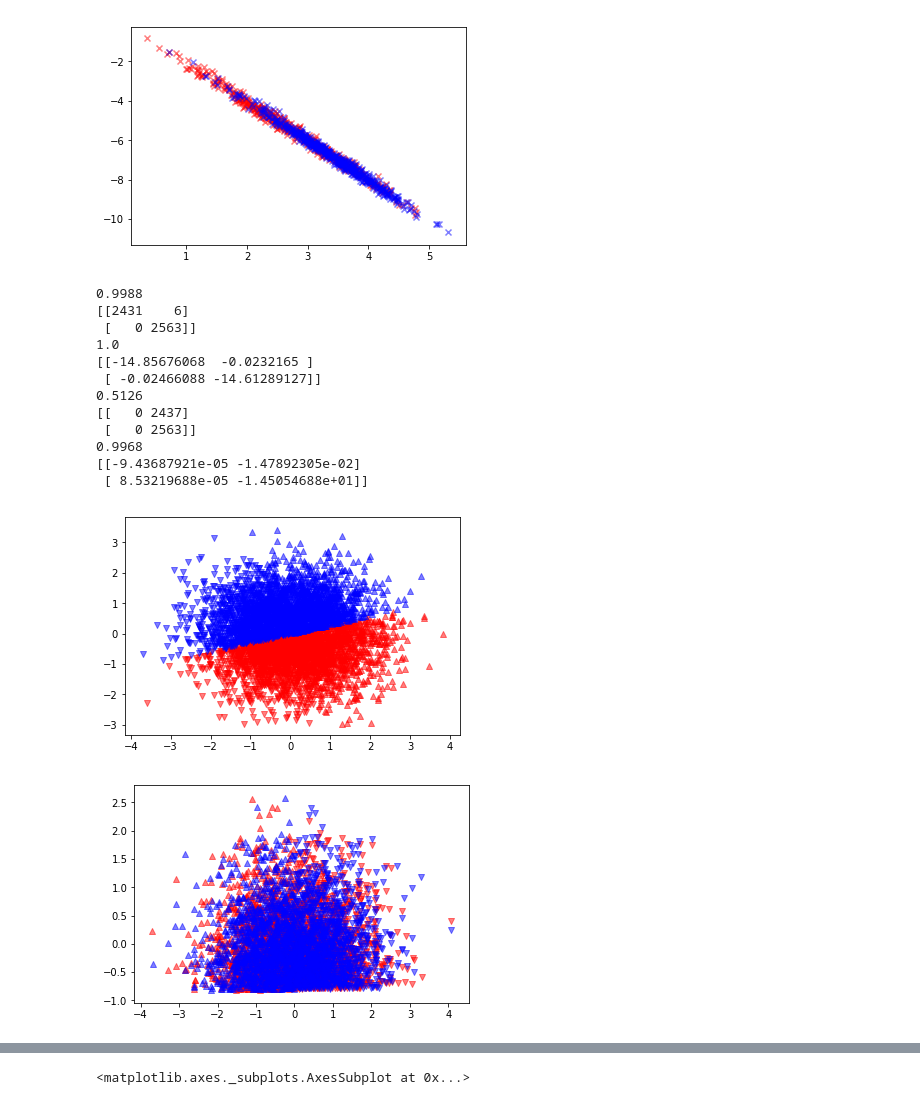
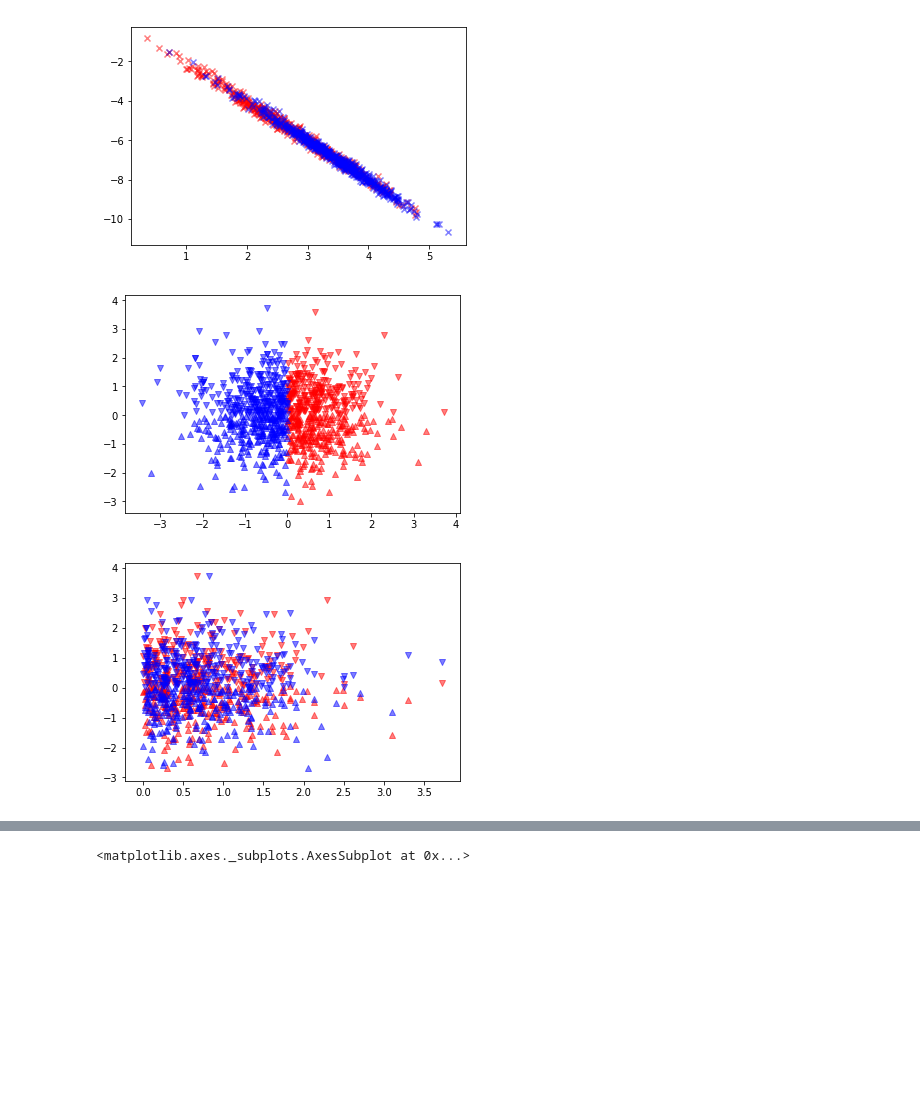
Before and after one commit to BlackHC/algo_fairness, a Jupyter notebook: notebooks/spike/visualize2.ipynb, the cells around one changed output, grey strips where cells are left out. Drawn from its saved outputs; the diff is of its cells as text; code cells hidden in the pictures; blank space fills up the shorter version.

```diff
--- a/notebooks/spike/visualize2.ipynb
+++ b/notebooks/spike/visualize2.ipynb
@@ -190,34 +183,26 @@ compare_by(synthetic, synthetic, get_Xtarget=lambda data: visualize.get_Xtarget(
 [figure]
 # %%
 
+def synthetic():
+    n = 1000
+    data = np.random.multivariate_normal([0,0], [[1,0],[0, 1]], size=n)
 
-n = 5000
-data = np.random.multivariate_normal([0,0], [[1,0],[0, 1]], size=n)
+    x = pd.DataFrame(data)
+    x['cat'] = 1 * (x[0] < 0)
+    x['credit'] = 1 * (x[1] < 0)
 
-x = pd.DataFrame(data)
-x['cat'] = 1 * (x[0] < 0)
-x['credit'] = 1 * (x[1] < 0)
+    def get_Xtarget(data):
+        return visualize.get_Xtarget(data, 'cat', ['credit'])
 
-def get_Xtarget(data):
-    return visualize.get_Xtarget(data, 'cat', ['credit'])
+    repairer = bba.repairers.GeneralRepairer.Repairer(x.values.tolist(), 2, 1.0, True, features_to_ignore = [3])
+    repaired_x = pd.DataFrame.from_records(repairer.repair(x.values.tolist()), columns=x.columns)
 
-repairer = bba.repairers.GeneralRepairer.Repairer(x.values.tolist(), 2, 1.0, True, features_to_ignore = [3])
-repaired_x = pd.DataFrame.from_records(repairer.repair(x.values.tolist()), columns=x.columns)
+    #compare_by(x, repaired_x, get_Xtarget)
+    visualize.plot2(x[[0,1]], x['cat'], x['credit'])
+    visualize.plot2(repaired_x[[0,1]], repaired_x['cat'], repaired_x['credit'])
 #repaired_synthetic['age_cat'] = synthetic['age_cat']
+
+synthetic()
+# %% [output]
+[figure, added]
+[figure, added]
-# %%
-compare_by(x, repaired_x, get_Xtarget)
-# %% [output]
-0.9988
-[[2431    6]
- [   0 2563]]
-1.0
-[[-14.85676068  -0.0232165 ]
- [ -0.02466088 -14.61289127]]
-0.5126
-[[   0 2437]
- [   0 2563]]
-0.9968
-[[-9.43687921e-05 -1.47892305e-02]
- [ 8.53219688e-05 -1.45054688e+01]]
-[figure, removed]
-[figure, removed]
```
Also changed, not shown: parts of 5 cells of this notebook, 3 other files.
